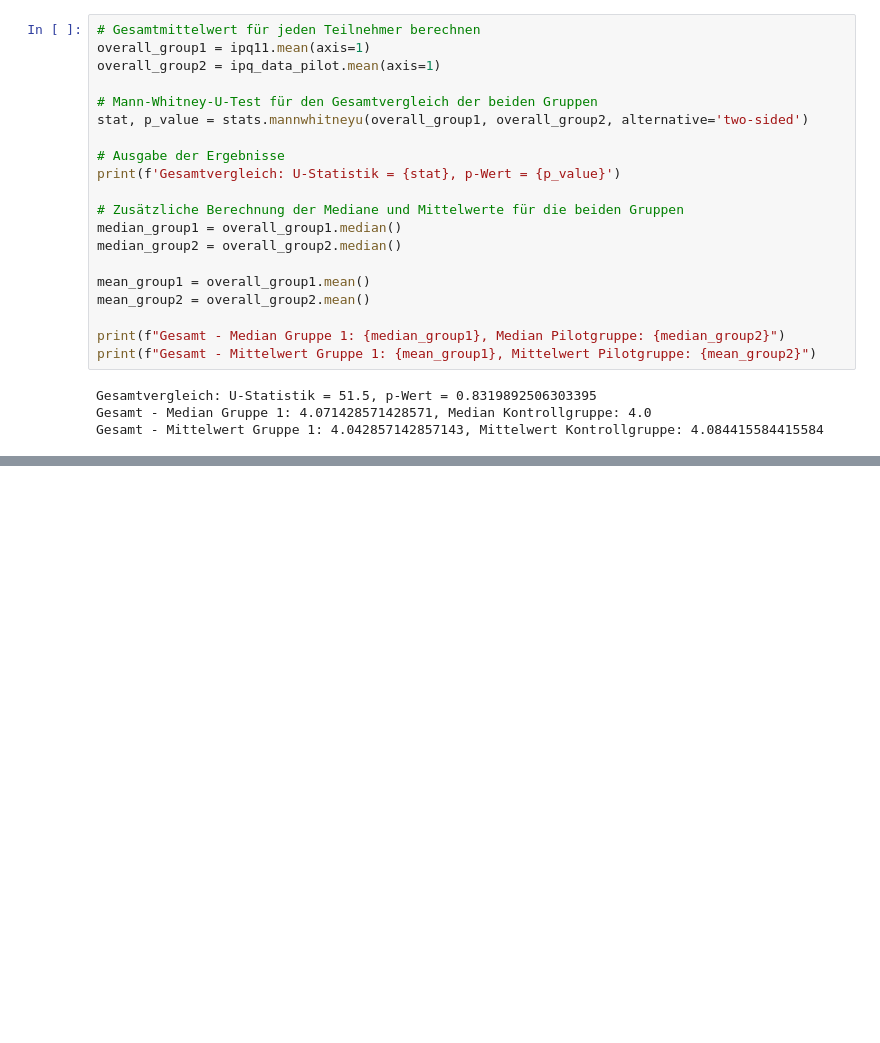
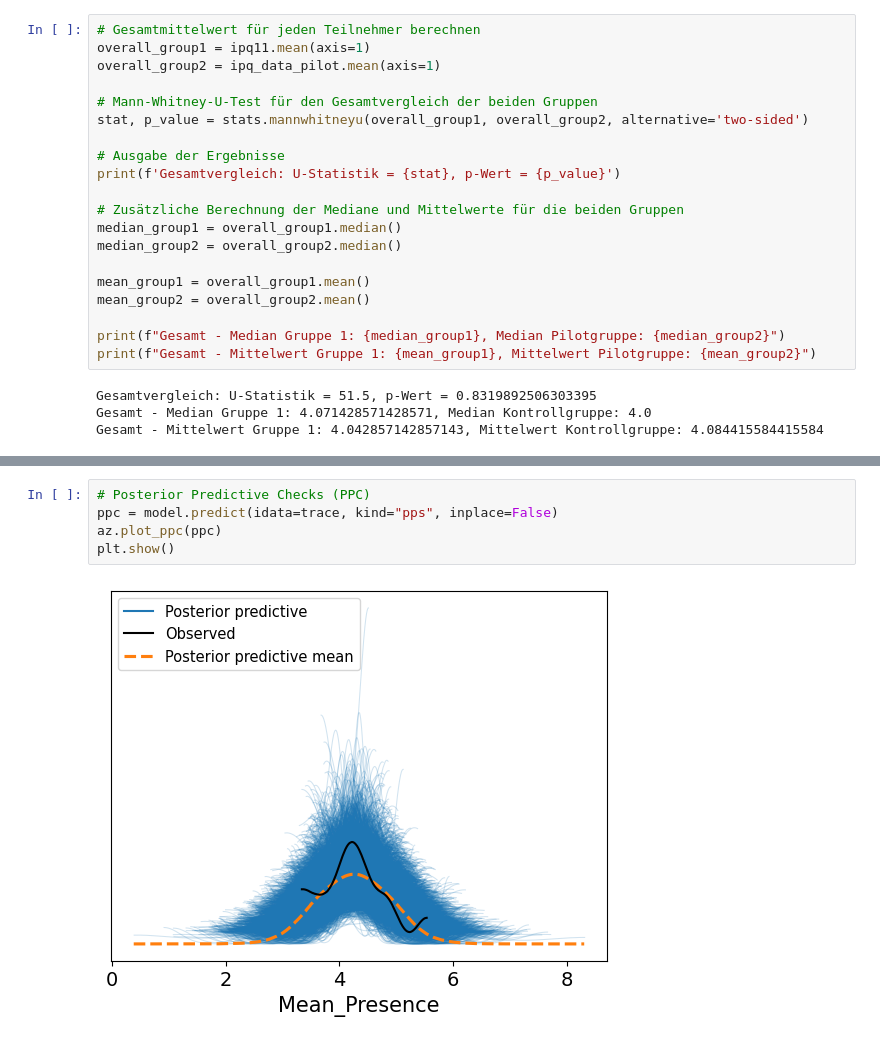
Before and after one commit to Gregor1597/Master_Thesis, a Jupyter notebook: Analysis/MainQuestionaire.ipynb, the cells around one changed output, grey strips where cells are left out. Drawn from its saved outputs; the diff is of its cells as text; blank space fills up the shorter version.

```diff
--- a/Analysis/MainQuestionaire.ipynb
+++ b/Analysis/MainQuestionaire.ipynb
@@ -299,0 +397,7 @@ Gesamt - Mittelwert Gruppe 1: 4.042857142857143, Mittelwert Kontrollgruppe: 4.08
+# %%
+# Posterior Predictive Checks (PPC)
+ppc = model.predict(idata=trace, kind="pps", inplace=False)
+az.plot_ppc(ppc)
+plt.show()
+# %% [output]
+[figure, added]
```
Also changed, not shown: parts of 34 cells of this notebook, 1 other file.
